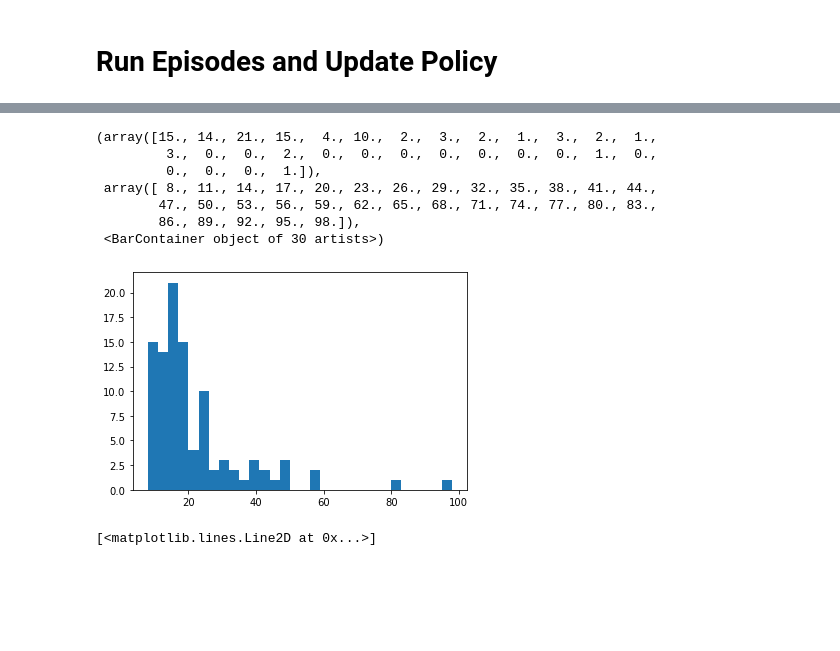
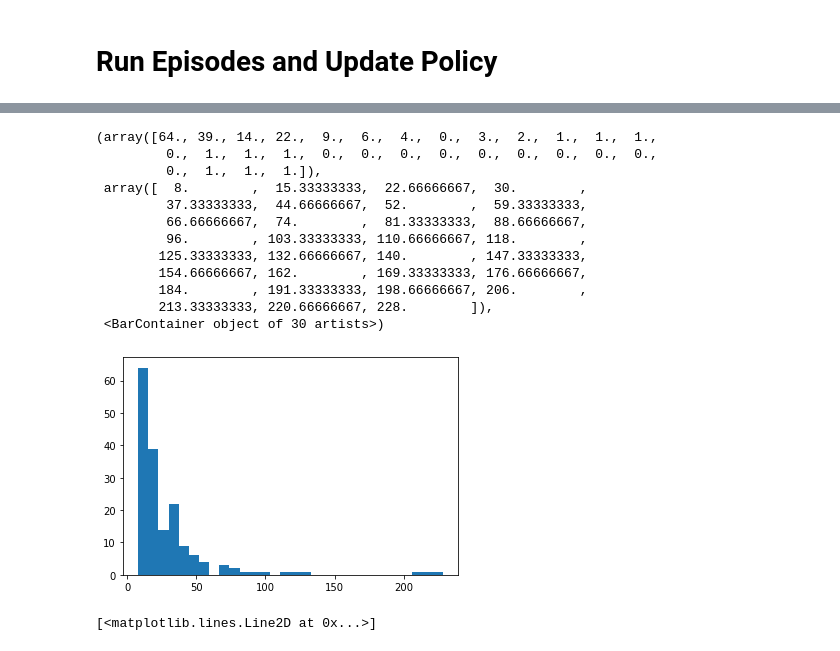
Before and after one commit to anfry15rudals/QuantumCurling, a Jupyter notebook: Qurling_cartpole_v2.ipynb, the cells around one changed output, grey strips where cells are left out. Cells and saved outputs as stored; diff of their text form; code cells hidden in the pictures; blank space fills up the shorter version.

```diff
--- a/Qurling_cartpole_v2.ipynb
+++ b/Qurling_cartpole_v2.ipynb
@@ -193,7 +193,7 @@ class QuantumAgent():
 #         self.encoding_optim = torch.optim.Adam([self.policy.enc_param_vals], lr=0.1)
 #         self.weight_optim = torch.optim.Adam([self.policy.w], lr=0.01)
 
-        self.lr = 2
+        self.lr = 0.1
 
 #         self.optims = [self.variational_optim, self.encoding_optim, self.weight_optim]
 
@@ -440,14 +454,19 @@ plt.savefig('Cartpole_hist.png')
 # %%
-plt.hist(episode_reward_history[-100:], bins=30)
+plt.hist(episode_reward_history[-200:], bins=30)
 # %% [output]
-(array([15., 14., 21., 15.,  4., 10.,  2.,  3.,  2.,  1.,  3.,  2.,  1.,
-         3.,  0.,  0.,  2.,  0.,  0.,  0.,  0.,  0.,  0.,  0.,  1.,  0.,
-         0.,  0.,  0.,  1.]),
- array([ 8., 11., 14., 17., 20., 23., 26., 29., 32., 35., 38., 41., 44.,
-        47., 50., 53., 56., 59., 62., 65., 68., 71., 74., 77., 80., 83.,
-        86., 89., 92., 95., 98.]),
+(array([64., 39., 14., 22.,  9.,  6.,  4.,  0.,  3.,  2.,  1.,  1.,  1.,
+         0.,  1.,  1.,  1.,  0.,  0.,  0.,  0.,  0.,  0.,  0.,  0.,  0.,
+         0.,  1.,  1.,  1.]),
+ array([  8.        ,  15.33333333,  22.66666667,  30.        ,
+         37.33333333,  44.66666667,  52.        ,  59.33333333,
+         66.66666667,  74.        ,  81.33333333,  88.66666667,
+         96.        , 103.33333333, 110.66666667, 118.        ,
+        125.33333333, 132.66666667, 140.        , 147.33333333,
+        154.66666667, 162.        , 169.33333333, 176.66666667,
+        184.        , 191.33333333, 198.66666667, 206.        ,
+        213.33333333, 220.66666667, 228.        ]),
  <BarContainer object of 30 artists>)
-[figure, old version]
+[figure, new version]
 # %%
 plt.plot(monitor_reward_history)
 # %% [output]
```
Also changed, not shown: parts of 4 cells of this notebook, 1 other file.
